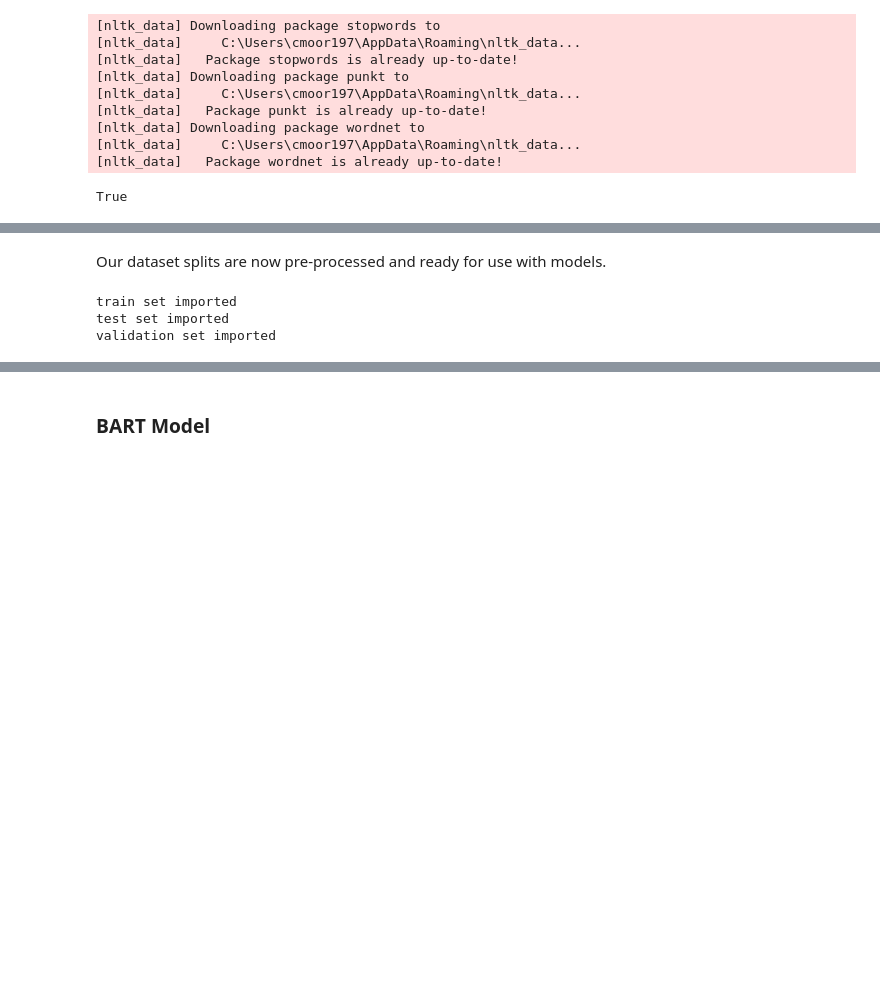
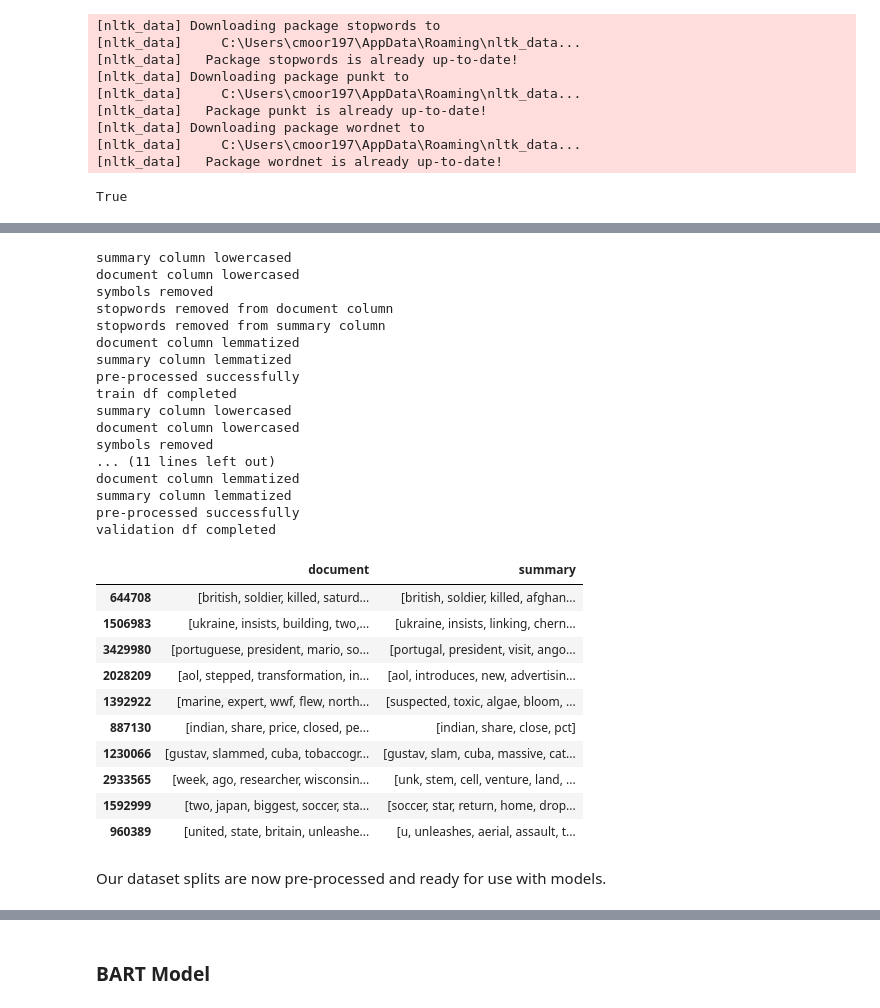
Before and after one commit to VMA6165/text_summarization, a Jupyter notebook: groupproject_model_baseline_new.ipynb, the cells around one changed output, grey strips where cells are left out. Saved outputs shown, nothing was run; the diff lists cells and outputs as text; code cells hidden in the pictures; blank space fills up the shorter version.

Commit message:
data subsets, improved model speed

```diff
--- a/groupproject_model_baseline_new.ipynb
+++ b/groupproject_model_baseline_new.ipynb
@@ -75,3 +116,18 @@ print("Validation df exported.")
+# %%
+# combine provided test and val sets and reseparate randomly into smaller subsets
+
+# concat test and validation sets
+test_val = [df_test, df_val]
+df_testval_bulk = pd.concat(test_val)
+
+# take a random sample of 30000 rows from the test and validation bulk set
+df_testval_short = df_testval_bulk.sample(n = 30000, random_state=3)
+
+# take a random 5000 row sample from the test-val subset
+df_val_short = df_testval_short.sample(n = 5000, random_state=4)
+
+# drop all rows taken for the validation sample from the test-val subset to create the test set
+df_test_short = df_testval_short.drop(df_val_short.index, axis=0)
 # %%
 # the methods required to perform this function were found in this article -
 # https://aparnamishra144.medium.com/how-to-change-string-data-or-text-data-of-a-column-to-lowercase-in-pandas-248a8ce4ae01
@@ -200,14 +258,43 @@ def pre_proc(df):
 # %%
 # call the data pre-processing pipeline for each of the dataset splits
 
-pre_proc(df_train)
+pre_proc(df_train_short)
 print("train df completed")
-pre_proc(df_test)
+pre_proc(df_val_short)
 print("test df completed")
-pre_proc(df_val)
+pre_proc(df_test_short)
 print("validation df completed")
 
 # display new format of data using training set
-df_train.head(10)
+df_train_short.head(10)
+# %% [output]
+summary column lowercased
+document column lowercased
+symbols removed
+stopwords removed from document column
+stopwords removed from summary column
+document column lemmatized
+summary column lemmatized
+pre-processed successfully
+train df completed
+summary column lowercased
+document column lowercased
+symbols removed
+... (11 lines left out)
+document column lemmatized
+summary column lemmatized
+pre-processed successfully
+validation df completed
+|  | document | summary |
+| 644708 | [british, soldier, killed, saturd... | [british, soldier, killed, afghan... |
+| 1506983 | [ukraine, insists, building, two,... | [ukraine, insists, linking, chern... |
+| 3429980 | [portuguese, president, mario, so... | [portugal, president, visit, ango... |
+| 2028209 | [aol, stepped, transformation, in... | [aol, introduces, new, advertisin... |
+| 1392922 | [marine, expert, wwf, flew, north... | [suspected, toxic, algae, bloom, ... |
+| 887130 | [indian, share, price, closed, pe... | [indian, share, close, pct] |
+| 1230066 | [gustav, slammed, cuba, tobaccogr... | [gustav, slam, cuba, massive, cat... |
+| 2933565 | [week, ago, researcher, wisconsin... | [unk, stem, cell, venture, land, ... |
+| 1592999 | [two, japan, biggest, soccer, sta... | [soccer, star, return, home, drop... |
+| 960389 | [united, state, britain, unleashe... | [u, unleashes, aerial, assault, t... |
 # %% [markdown]
 Our dataset splits are now pre-processed and ready for use with models.
@@ -225,15 +300,0 @@ print("train set exported")
-# %%
-# import dataframes from saved csv files
-
-df_train = pd.read_csv("train.csv")
-print("train set imported")
-
-df_test = pd.read_csv("test.csv")
-print("test set imported")
-
-df_val = pd.read_csv("val.csv")
-print("validation set imported")
-# %% [output]
-train set imported
-test set imported
-validation set imported
```
Also changed, not shown: parts of 38 cells of this notebook.
